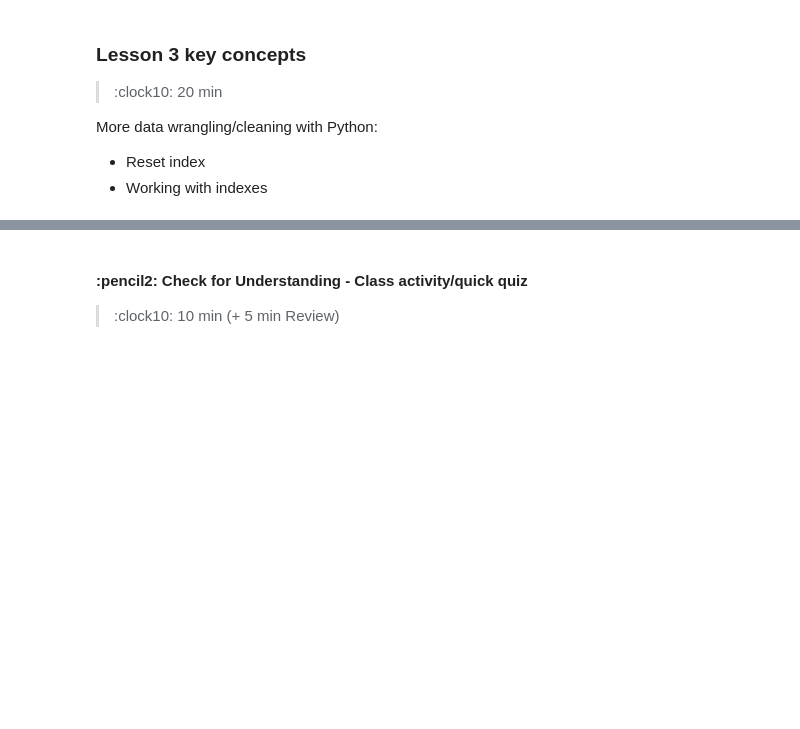
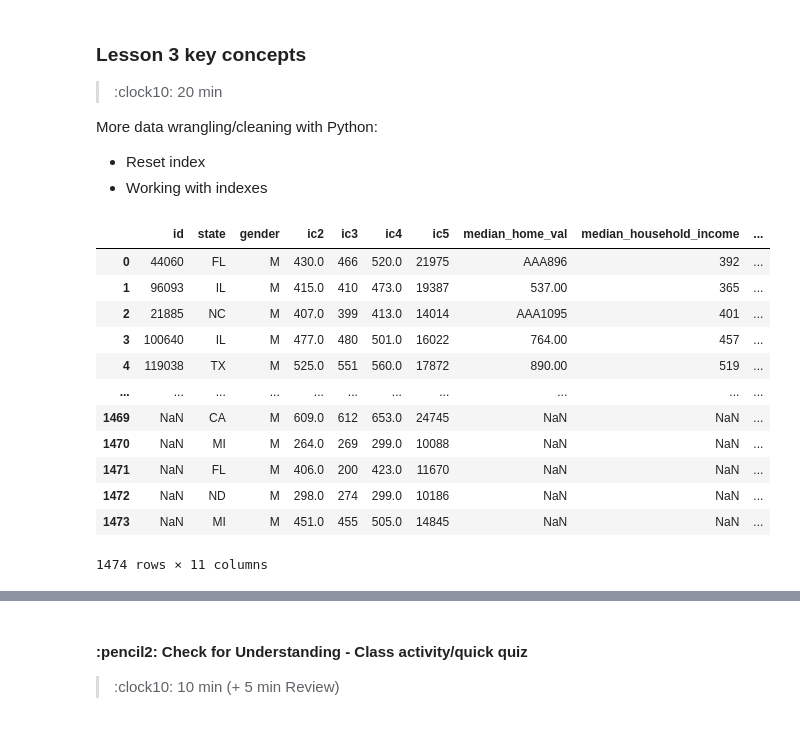
Before and after one commit to tengya-chu/lessons, a Jupyter notebook: unit_1/1.03_intro_to_pandas/lesson.ipynb, the cells around one changed output, grey strips where cells are left out. Saved outputs shown, nothing was run; the diff lists cells and outputs as text; code cells hidden in the pictures; blank space fills up the shorter version.

```diff
--- a/unit_1/1.03_intro_to_pandas/lesson.ipynb
+++ b/unit_1/1.03_intro_to_pandas/lesson.ipynb
@@ -179,6 +250,22 @@ More data wrangling/cleaning with Python:
 
 # In this section again emphasize on the importance of playing with the code and checking the output
 filtered = data[data['gender']=='M']  # Lets say that we are working on this filtered data
+# %%
+filtered
+# %% [output]
+|  | id | state | gender | ic2 | ic3 | ic4 | ic5 | median_home_val | median_household_income | ... |
+| 0 | 44060 | FL | M | 430.0 | 466 | 520.0 | 21975 | AAA896 | 392 | ... |
+| 1 | 96093 | IL | M | 415.0 | 410 | 473.0 | 19387 | 537.00 | 365 | ... |
+| 2 | 21885 | NC | M | 407.0 | 399 | 413.0 | 14014 | AAA1095 | 401 | ... |
+| 3 | 100640 | IL | M | 477.0 | 480 | 501.0 | 16022 | 764.00 | 457 | ... |
+| 4 | 119038 | TX | M | 525.0 | 551 | 560.0 | 17872 | 890.00 | 519 | ... |
+| ... | ... | ... | ... | ... | ... | ... | ... | ... | ... | ... |
+| 1469 | NaN | CA | M | 609.0 | 612 | 653.0 | 24745 | NaN | NaN | ... |
+| 1470 | NaN | MI | M | 264.0 | 269 | 299.0 | 10088 | NaN | NaN | ... |
+| 1471 | NaN | FL | M | 406.0 | 200 | 423.0 | 11670 | NaN | NaN | ... |
+| 1472 | NaN | ND | M | 298.0 | 274 | 299.0 | 10186 | NaN | NaN | ... |
+| 1473 | NaN | MI | M | 451.0 | 455 | 505.0 | 14845 | NaN | NaN | ... |
+1474 rows × 11 columns
 # %%
 # filtered
 filtered = filtered.reset_index(drop=True)
```
Also changed, not shown: parts of 26 cells of this notebook, 11 other files.
